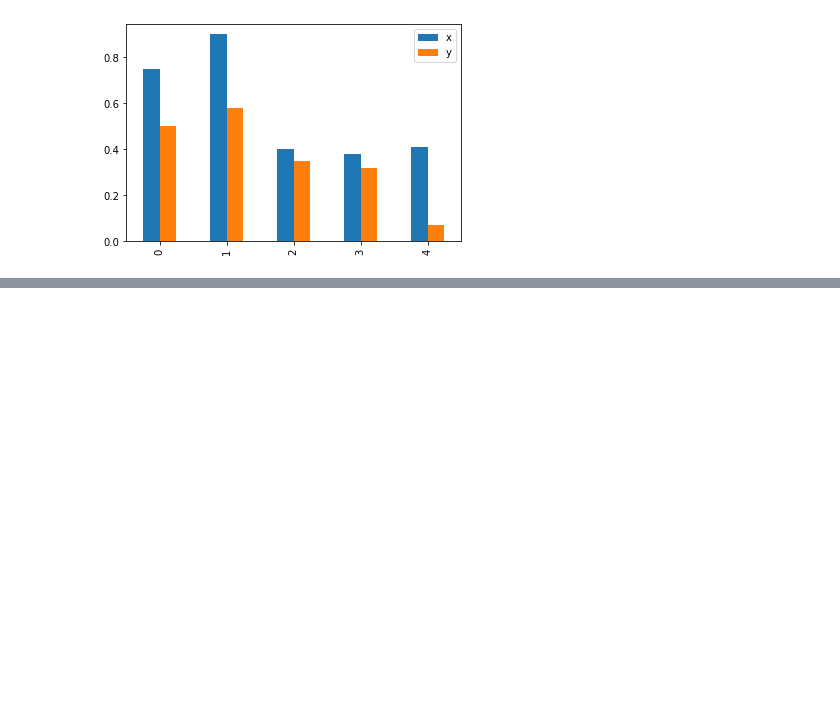
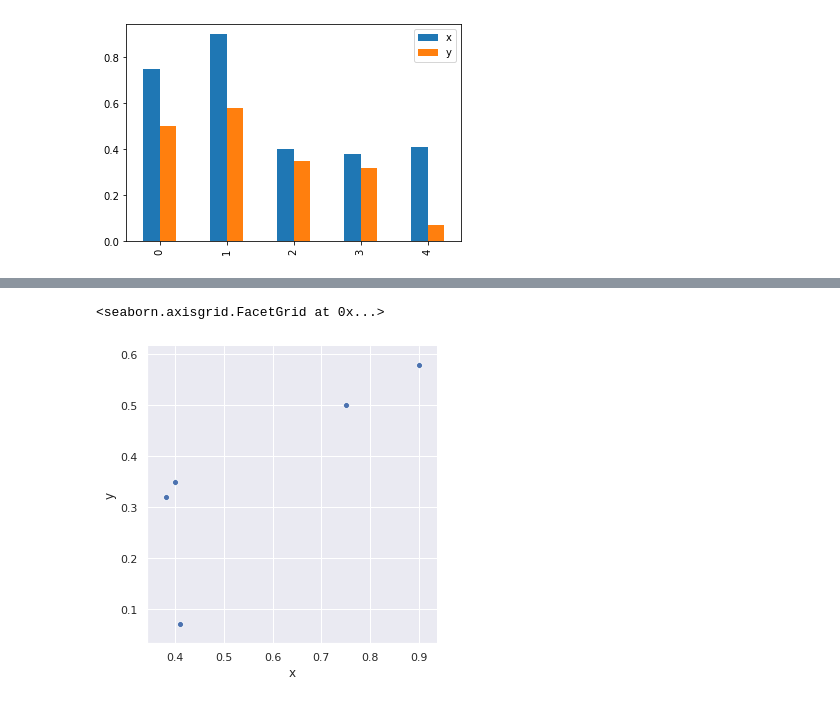
Before and after one commit to MJimitater/epistomology, a Jupyter notebook: visualization.ipynb, the cells around one changed output, grey strips where cells are left out. Drawn from its saved outputs; the diff is of its cells as text; code cells hidden in the pictures; blank space fills up the shorter version.

Commit message:
added visualization with seaborn

```diff
--- a/visualization.ipynb
+++ b/visualization.ipynb
@@ -44,0 +51,8 @@ data.plot.bar()
+# %%
+import seaborn as sns
+
+#Need to specify name of dataframe and the to-be-plotted columns:
+sns.relplot(x="x", y="y", data=data)
+# %% [output]
+<seaborn.axisgrid.FacetGrid at 0x...>
+[figure, added]
```
Also changed, not shown: parts of 4 cells of this notebook.
